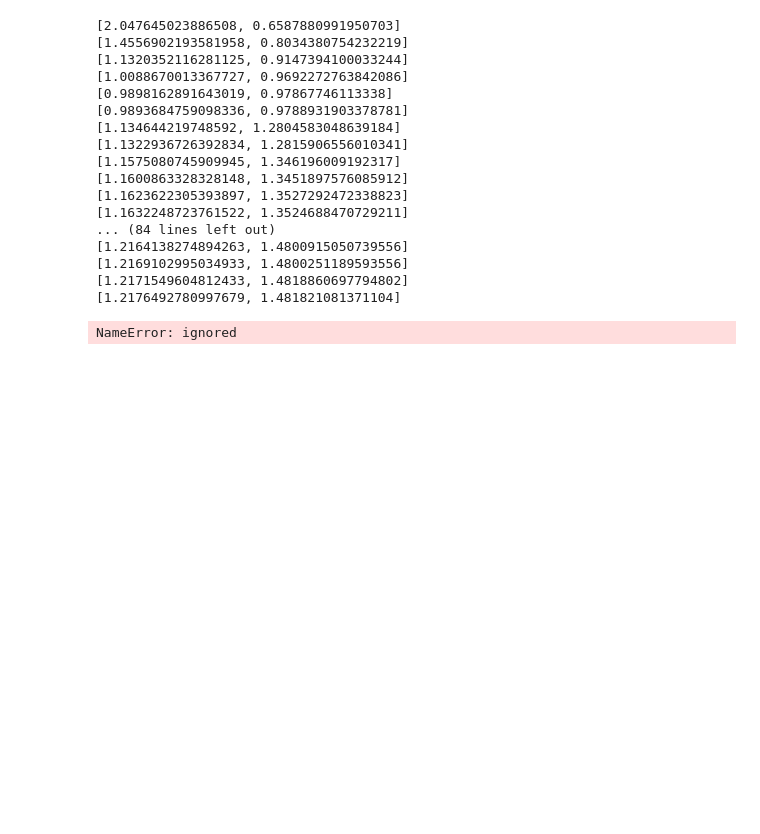
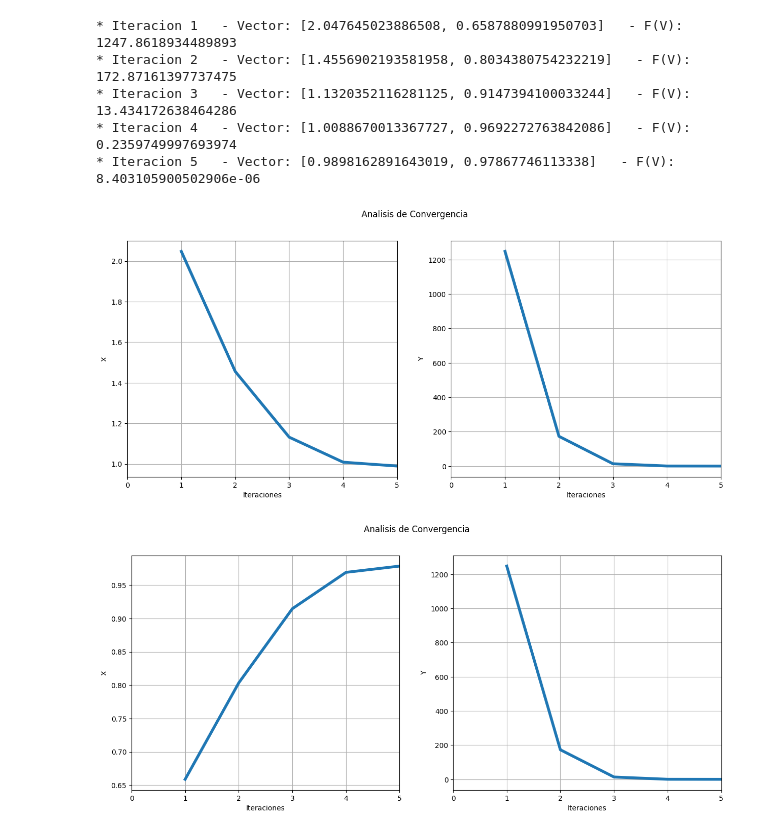
Before and after one commit to VictorHugoMartinezHuicochea/Optimizacion, a Jupyter notebook: MetodoDescenso.ipynb, the cells around one changed output. Saved outputs shown, nothing was run; the diff lists cells and outputs as text; code cells hidden in the pictures; blank space fills up the shorter version.

```diff
--- a/MetodoDescenso.ipynb
+++ b/MetodoDescenso.ipynb
@@ -7,42 +7,74 @@ import copy
 # %%
 numvar=2
 Inic=0
 vector=[3,0.5]
 x=sympy.symbols('x')
 y=sympy.symbols('y')
 
 namevar=['x','y']
 
 """for i in range(0,numvar):
   namevar[i]=sympy.symbols(namevar[i])"""
 
 
 f=100*(y-x**2)**2-(1-x)**2
-for i in range(0,100):
+TF=100
+TG=100
+
+Contador=0
+Registrox=[]
+Registroy=[]
+while(TF>0.01 and TG>0.01):
+  TF=0
+  TG=0
+
+  #Evaluamos gradiente en el vector
   EvalGrad=Gradiente(vector)
+
+
+
+  #Obtenemos el paso (es decir alpha)
   x=Paso(EvalGrad,vector,Inic)
+
+
+
+  #Sacamos al nuevo vector
   for i in range(0,numvar):
     vector[i]=vector[i]+x*EvalGrad[i]
 
-  print(vector)
+
+
+  #Obtenemos la norma del gradiente
+  for i in range(0,numvar):
+    TG+=EvalGrad[i]**2
+
+  TG=np.sqrt(TG)
+
+  #Obtenemos el evaluado del vector
+  Fev=f
+  for i in range(0,numvar):
+    Fev=Fev.subs(namevar[i],vector[i])
+
+
+  TF=float(Fev)
+
+
+  #Agregamos a registro
+  Contador+=1
+  Registrox.append([Contador,vector[0],TF])
+  Registroy.append([Contador,vector[1],TF])
+  print("* Iteracion",Contador,"  - Vector:",vector,"  - F(V):",float(TF))
+
+Evaluacion(Registrox)
+Evaluacion(Registroy)
 # %% [output]
-[2.047645023886508, 0.6587880991950703]
-[1.4556902193581958, 0.8034380754232219]
-[1.1320352116281125, 0.9147394100033244]
-[1.0088670013367727, 0.9692272763842086]
-[0.9898162891643019, 0.97867746113338]
-[0.9893684759098336, 0.9788931903378781]
-[1.134644219748592, 1.2804583048639184]
-[1.1322936726392834, 1.2815906556010341]
-[1.1575080745909945, 1.346196009192317]
-[1.1600863328328148, 1.3451897576085912]
-[1.1623622305393897, 1.3527292472338823]
-[1.1632248723761522, 1.3524688470729211]
-... (84 lines left out)
-[1.2164138274894263, 1.4800915050739556]
-[1.2169102995034933, 1.4800251189593556]
-[1.2171549604812433, 1.4818860697794802]
-[1.2176492780997679, 1.481821081371104]
+* Iteracion 1   - Vector: [2.047645023886508, 0.6587880991950703]   - F(V): 1247.8618934489893
+* Iteracion 2   - Vector: [1.4556902193581958, 0.8034380754232219]   - F(V): 172.87161397737475
+* Iteracion 3   - Vector: [1.1320352116281125, 0.9147394100033244]   - F(V): 13.434172638464286
+* Iteracion 4   - Vector: [1.0088670013367727, 0.9692272763842086]   - F(V): 0.2359749997693974
+* Iteracion 5   - Vector: [0.9898162891643019, 0.97867746113338]   - F(V): 8.403105900502906e-06
+[figure, added]
+[figure, added]
 # %%
 
 def Gradiente(vector):
@@ -117,8 +149,3 @@ def NewtonRaphson(Inic,fa):
     #print("* Iteracion",Contador,"  - X:",float(x),"  - Y:",float(Fx))
 
   return x
-# %%
-if __name__ == "__main__":
-  print(EvalGrad)
-# %% [output]
-NameError: ignored
```
Also changed, not shown: parts of 1 cell of this notebook.
